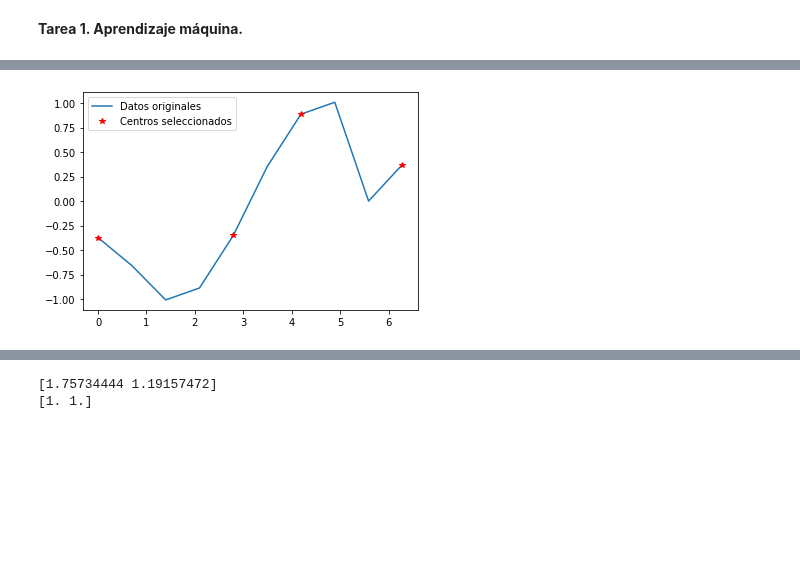
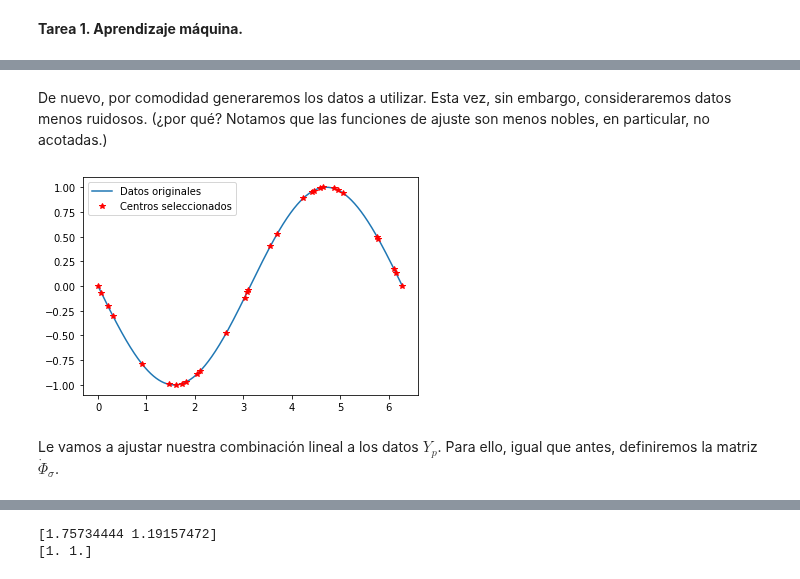
Before and after one commit to JairEsc/Mat_Apl_2, a Jupyter notebook: ML_T1.ipynb, the cells around one changed output, grey strips where cells are left out. Cells and saved outputs as stored; diff of their text form; code cells hidden in the pictures; blank space fills up the shorter version.

```diff
--- a/ML_T1.ipynb
+++ b/ML_T1.ipynb
@@ -35,43 +153,34 @@ import matplotlib.pyplot as plt
+# %% [markdown]
+De nuevo, por comodidad generaremos los datos a utilizar. Esta vez, sin embargo, consideraremos datos menos ruidosos. (¿por qué? Notamos que las funciones de ajuste son menos nobles, en particular, no acotadas.)
 # %%
-#GD Nesterov-----------------------------------
-def GD_N(theta,alpha,eta,nIter, grad,stop_crit=10**(-4)):
-    p     = np.zeros(theta.shape)
-    Theta=[theta]
-    for t in range(nIter):
-        pre_theta = theta - 2.0*alpha*p
-        g = grad(pre_theta)
-        p = 0.5*(g + eta*p)
-        if(np.linalg.norm(g)<stop_crit):
-            break
-        theta = theta - alpha*p
-        Theta.append(theta)
-    return Theta[-1]
-#-----------------------------------
 #Datos---------------------Los generamos por comodidad.
 np.random.seed(0)
-n=10
+n=1000
 x=np.linspace(0,2*np.pi,n)
 y=np.cos(x)+np.random.normal(0,0,size=len(x))
 from numpy.random import default_rng
-m=4
+m=30
 x_m2=[0]*m
-x_m2[0]=0
+x_m2[0]=0#Fijamos los extremos como centros.
 x_m2[-1]=len(x)-1
 x_m2[1:-1]=np.sort(default_rng().choice(np.arange(1, len(x)-1), size=m-2, replace=False))
 x_m=x[x_m2]
-#Diferencias finitas.-------------
+#Diferencias finitas.----------------
 y_p=np.zeros(n)
 y_p[0]=(y[1]-y[0])
 y_p[-1]=y[-1]-y[-2]
 y_p[1:-2]=(y[2:-1]-y[0:-3])/2
 y_p=y_p*n/(2*np.pi)
 plt.plot(x,y_p,label='Datos originales')
 plt.plot(x_m,y_p[x_m2],"r*",label='Centros seleccionados')
 plt.legend()
 plt.show()
-#Le vamos a ajustar a los datos y_p.
-#-----------------------------
+#
+#-------------------------------
 # %% [output]
-[figure, old version]
+[figure, new version]
+# %% [markdown]
+Le vamos a ajustar nuestra combinación lineal a los datos $Y_p$.
+Para ello, igual que antes, definiremos la matriz $\dot{\Phi}_\sigma $.
 # %%
 #Matriz Phi_prima--------------------------------
```
Also changed, not shown: parts of 20 cells of this notebook.
